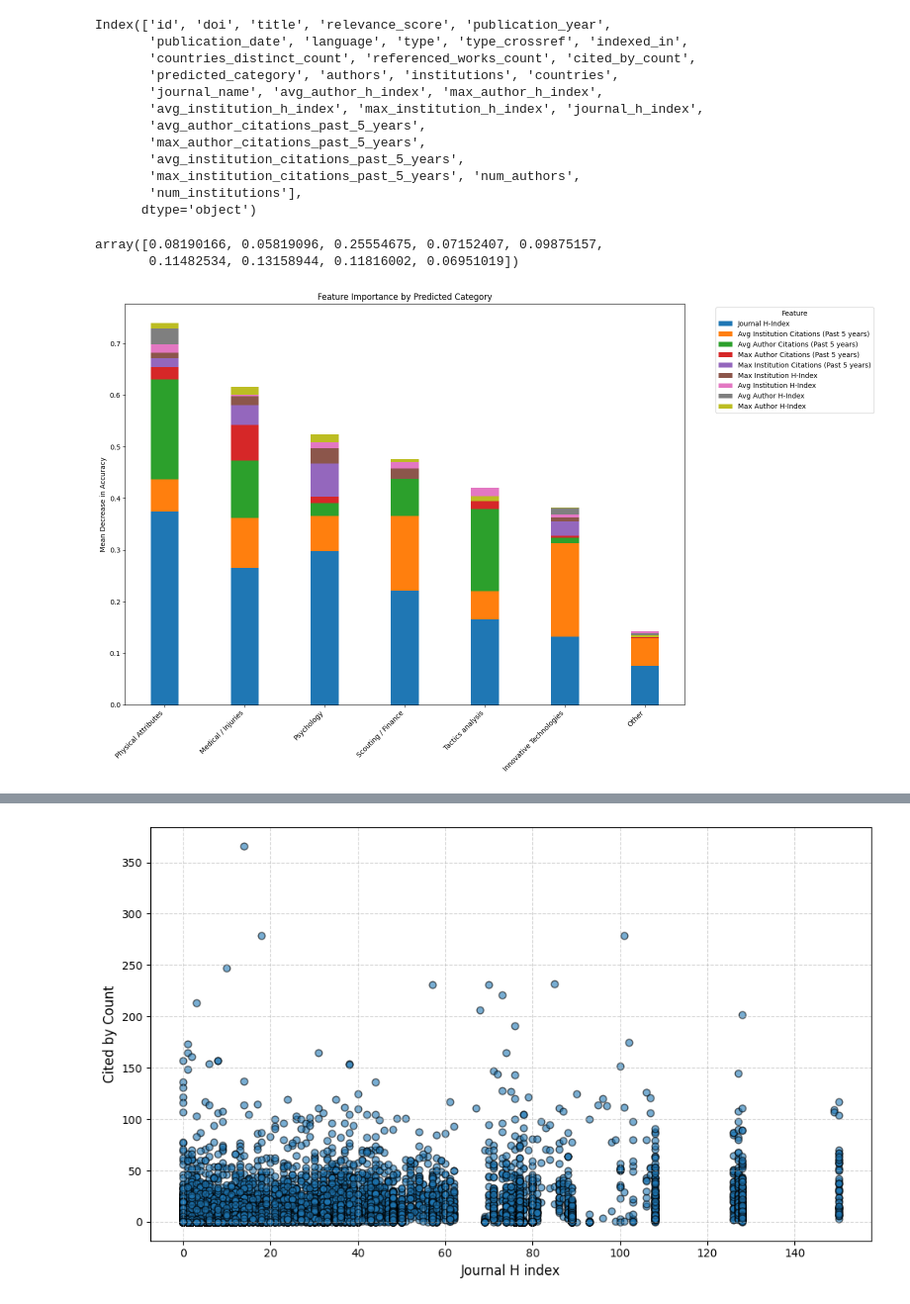
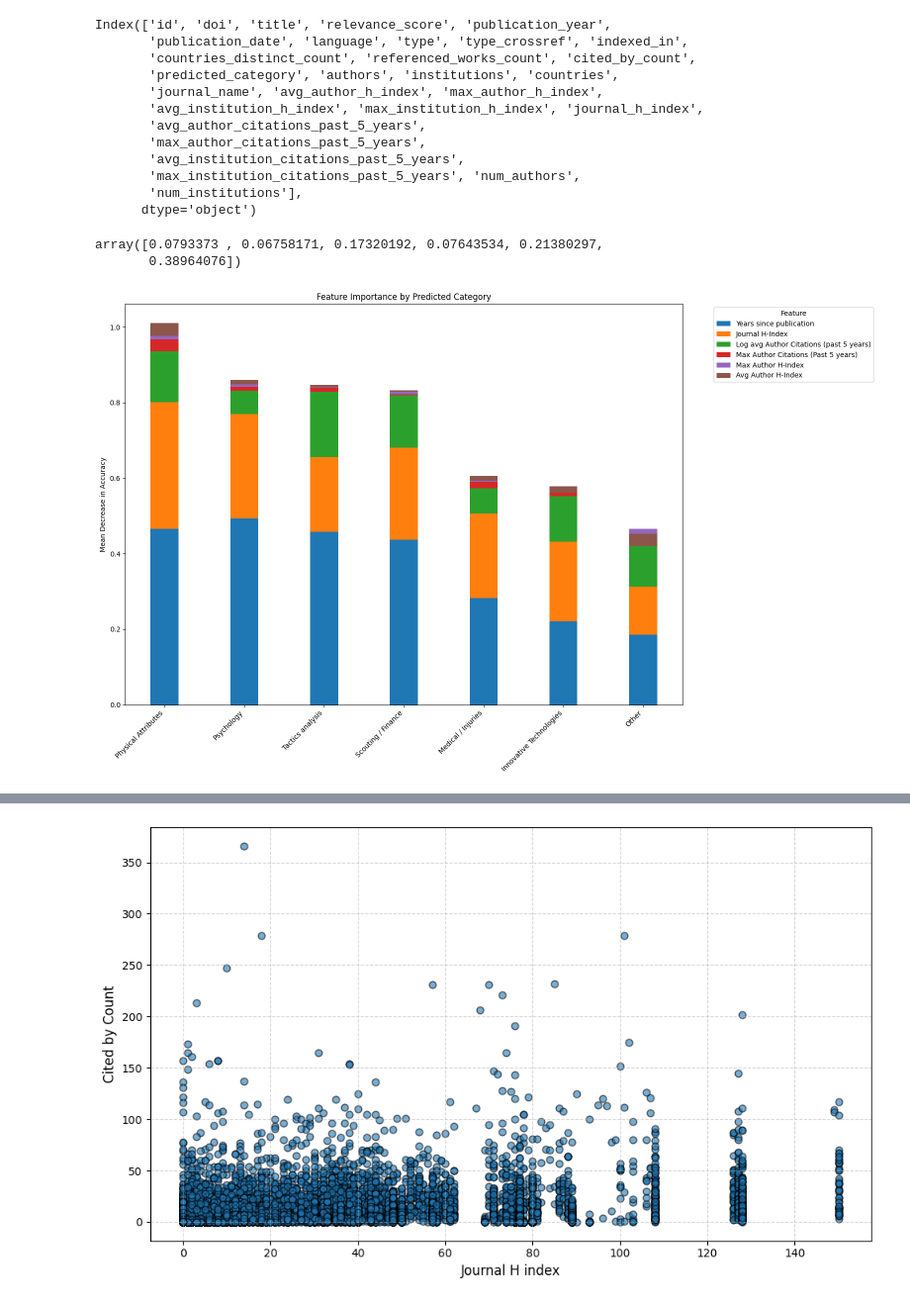
Before and after one commit to franekl/soccer-research-evolution, a Jupyter notebook: code/influence_on_citations/regression.ipynb, the cells around one changed output, grey strips where cells are left out. Shown at 99% size. Saved outputs shown, nothing was run; the diff lists cells and outputs as text; code cells hidden in the pictures.

```diff
--- a/code/influence_on_citations/regression.ipynb
+++ b/code/influence_on_citations/regression.ipynb
@@ -17,7 +15,7 @@ data = pd.read_csv("../../data/data_export.csv")
 
 data["cited_by_count"] = pd.to_numeric(data["cited_by_count"], errors="coerce")
 # %%
-data = data[data['publication_year']<2023]
+# data = data[data['publication_year']<2023]
 # %%
 data.columns
 # %% [output]
@@ -35,16 +33,21 @@ Index(['id', 'doi', 'title', 'relevance_score', 'publication_year',
       dtype='object')
 # %%
 data['log_cited_by_count'] = np.log1p(data['cited_by_count'])
+data["years_since_publication"] = 2024 - data["publication_year"]
+data["log_avg_author_citations_past_5_years"] = np.log1p(data["avg_author_citations_past_5_years"])
+
 features = [
     'avg_author_h_index',
     'max_author_h_index',
     'journal_h_index',
-    'avg_institution_h_index',
-    'max_institution_h_index',
-    'avg_author_citations_past_5_years',
+    # 'avg_institution_h_index',
+    # 'max_institution_h_index',
+    # 'avg_author_citations_past_5_years',
     'max_author_citations_past_5_years',
-    'avg_institution_citations_past_5_years',
-    'max_institution_citations_past_5_years'
+    # 'avg_institution_citations_past_5_years',
+    # 'max_institution_citations_past_5_years'
+    'years_since_publication',
+    'log_avg_author_citations_past_5_years'
 ]
 
 importance_data = []
@@ -56,7 +59,7 @@ for category in categories:
     X = subset[features]
     y = subset['log_cited_by_count']
 
-    X_train, X_test, y_train, y_test = train_test_split(X, y, test_size=0.2, random_state=42)
+    X_train, X_test, y_train, y_test = train_test_split(X, y, test_size=0.2, random_state=42, shuffle=True)
 
     rf = RandomForestRegressor(random_state=42)
     rf.fit(X_train, y_train)
@@ -74,8 +77,8 @@ importance_df = pd.DataFrame(importance_data)
 # %%
 rf.feature_importances_
 # %% [output]
-array([0.08190166, 0.05819096, 0.25554675, 0.07152407, 0.09875157,
-       0.11482534, 0.13158944, 0.11816002, 0.06951019])
+array([0.0793373 , 0.06758171, 0.17320192, 0.07643534, 0.21380297,
+       0.38964076])
 # %%
 import numpy as np
 import pandas as pd
@@ -91,7 +94,9 @@ feature_labels = {
     'avg_author_citations_past_5_years': 'Avg Author Citations (Past 5 years)',
     'max_author_citations_past_5_years': 'Max Author Citations (Past 5 years)',
     'avg_institution_citations_past_5_years': 'Avg Institution Citations (Past 5 years)',
-    'max_institution_citations_past_5_years': 'Max Institution Citations (Past 5 years)'
+    'max_institution_citations_past_5_years': 'Max Institution Citations (Past 5 years)',
+    'years_since_publication': "Years since publication",
+    'log_avg_author_citations_past_5_years': "Log avg Author Citations (past 5 years)"
 }
 
 # Replace original feature names with readable labels in the DataFrame
@@ -103,35 +108,31 @@ feature_totals = importance_df[renamed_features].sum(axis=0).sort_values(ascendi
 
 # Sort features by total importance
 sorted_features = feature_totals.index.tolist()
 
 # Calculate Total Importance for categories and sort categories
 importance_df['Total Importance'] = importance_df[sorted_features].sum(axis=1)
 importance_df = importance_df.sort_values(by='Total Importance', ascending=False)
 
 # Prepare for plotting
 categories = importance_df['Category']
 x = np.arange(len(categories))
 bar_width = 0.35
 
 plt.figure(figsize=(16, 10))
 bottom_values = np.zeros(len(categories))
 
-# Plot with sorted features
 for feature in sorted_features:
     plt.bar(x, importance_df[feature], bottom=bottom_values, label=feature, width=bar_width)
     bottom_values += importance_df[feature]
 
-# Add x-ticks and labels
 plt.xticks(x, categories, rotation=45, ha='right')
 plt.ylabel('Mean Decrease in Accuracy')
 plt.title('Feature Importance by Predicted Category')
 
-# Improve legend formatting
 plt.legend(title='Feature', bbox_to_anchor=(1.05, 1), loc='upper left', fontsize=10)
 
-# Adjust layout and save
 plt.tight_layout()
 plt.savefig("featureimportance_sorted_features.jpg", dpi=400)
 plt.show()
 # %% [output]
-[figure, old version]
+[figure, new version]
```
Also changed, not shown: parts of 4 cells of this notebook, 1 other file.
